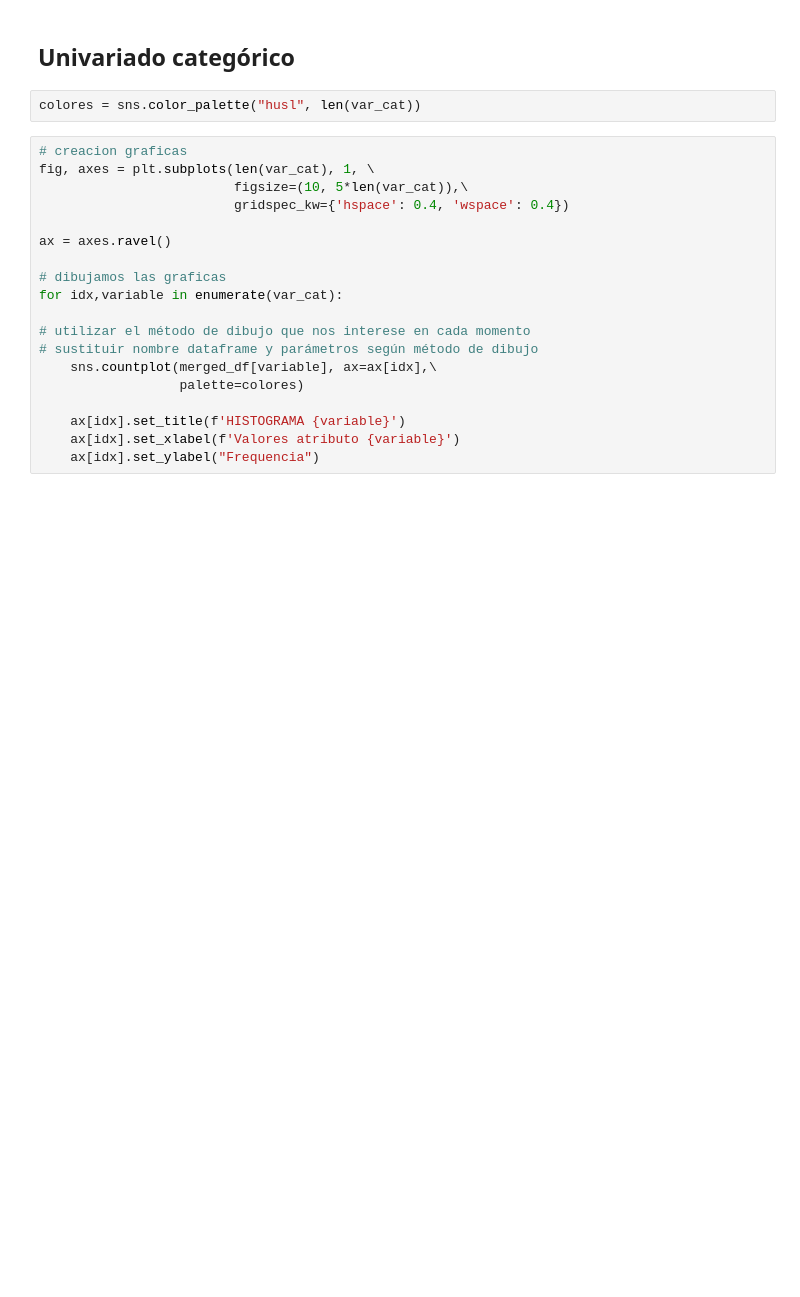
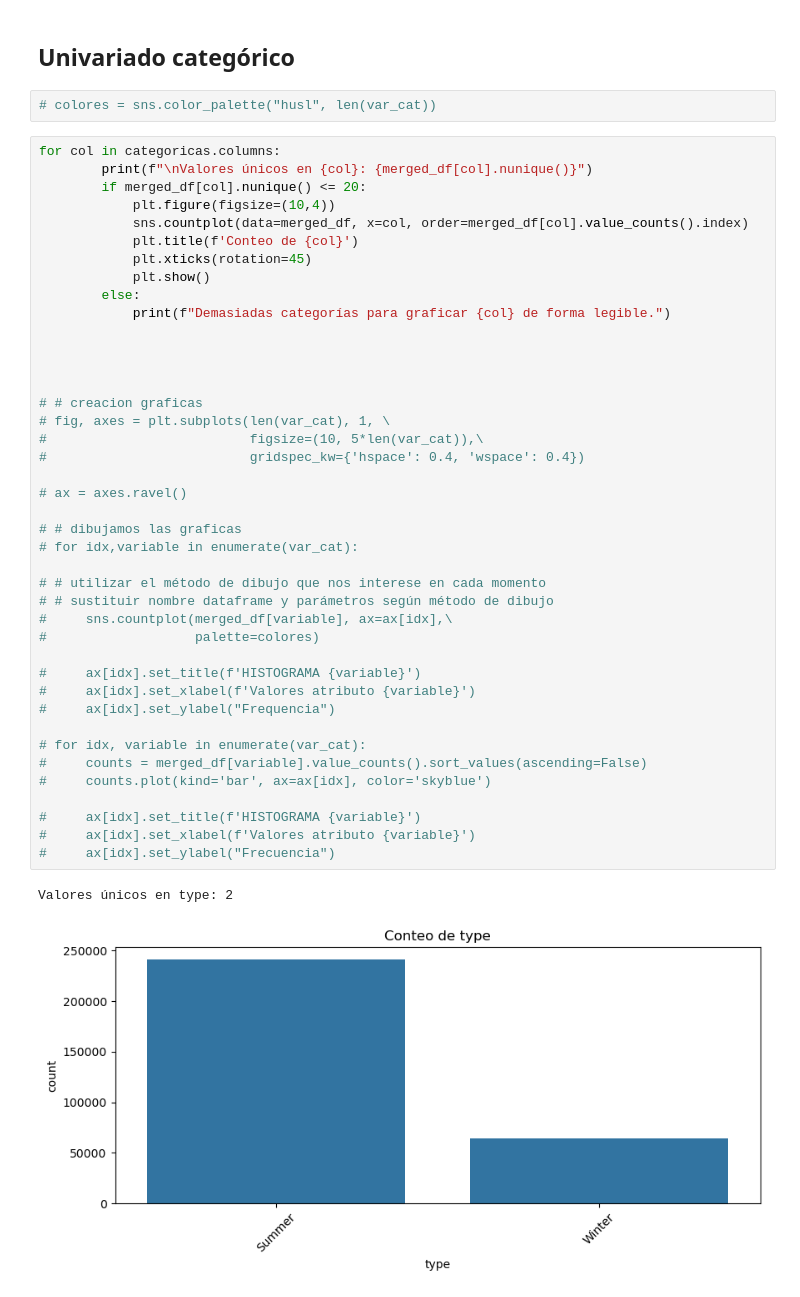
Before and after one commit to CobaltHeron/Project-02_Olympic-Games-Analysis, a Jupyter notebook: main.ipynb, the cells around one changed output. Drawn from its saved outputs; the diff is of its cells as text; blank space fills up the shorter version.

```diff
--- a/main.ipynb
+++ b/main.ipynb
@@ -98,23 +295,48 @@ for idx, atributo in enumerate(var_num):
 # %% [markdown]
 ## Univariado categórico
 # %%
-colores = sns.color_palette("husl", len(var_cat))
+# colores = sns.color_palette("husl", len(var_cat))
 # %%
-# creacion graficas
-fig, axes = plt.subplots(len(var_cat), 1, \
-                         figsize=(10, 5*len(var_cat)),\
-                         gridspec_kw={'hspace': 0.4, 'wspace': 0.4})
+for col in categoricas.columns:
+        print(f"\nValores únicos en {col}: {merged_df[col].nunique()}")
+        if merged_df[col].nunique() <= 20:
+            plt.figure(figsize=(10,4))
+            sns.countplot(data=merged_df, x=col, order=merged_df[col].value_counts().index)
+            plt.title(f'Conteo de {col}')
+            plt.xticks(rotation=45)
+            plt.show()
+        else:
+            print(f"Demasiadas categorías para graficar {col} de forma legible.")
 
-ax = axes.ravel()
 
-# dibujamos las graficas
-for idx,variable in enumerate(var_cat):
 
-# utilizar el método de dibujo que nos interese en cada momento
-# sustituir nombre dataframe y parámetros según método de dibujo
-    sns.countplot(merged_df[variable], ax=ax[idx],\
-                  palette=colores)
 
-    ax[idx].set_title(f'HISTOGRAMA {variable}')
-    ax[idx].set_xlabel(f'Valores atributo {variable}')
-    ax[idx].set_ylabel("Frequencia")
+# # creacion graficas
+# fig, axes = plt.subplots(len(var_cat), 1, \
+#                          figsize=(10, 5*len(var_cat)),\
+#                          gridspec_kw={'hspace': 0.4, 'wspace': 0.4})
+
+# ax = axes.ravel()
+
+# # dibujamos las graficas
+# for idx,variable in enumerate(var_cat):
+
+# # utilizar el método de dibujo que nos interese en cada momento
+# # sustituir nombre dataframe y parámetros según método de dibujo
+#     sns.countplot(merged_df[variable], ax=ax[idx],\
+#                   palette=colores)
+
+#     ax[idx].set_title(f'HISTOGRAMA {variable}')
+#     ax[idx].set_xlabel(f'Valores atributo {variable}')
+#     ax[idx].set_ylabel("Frequencia")
+
+# for idx, variable in enumerate(var_cat):
+#     counts = merged_df[variable].value_counts().sort_values(ascending=False)
+#     counts.plot(kind='bar', ax=ax[idx], color='skyblue')
+
+#     ax[idx].set_title(f'HISTOGRAMA {variable}')
+#     ax[idx].set_xlabel(f'Valores atributo {variable}')
+#     ax[idx].set_ylabel("Frecuencia")
+# %% [output]
+Valores únicos en type: 2
+[figure, added]
```
Also changed, not shown: parts of 69 cells of this notebook.
